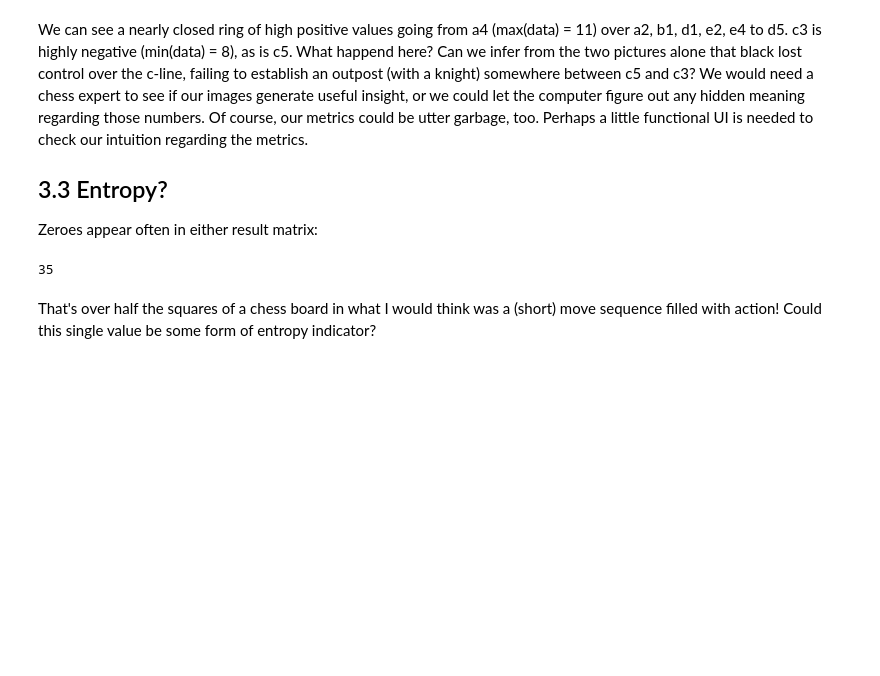
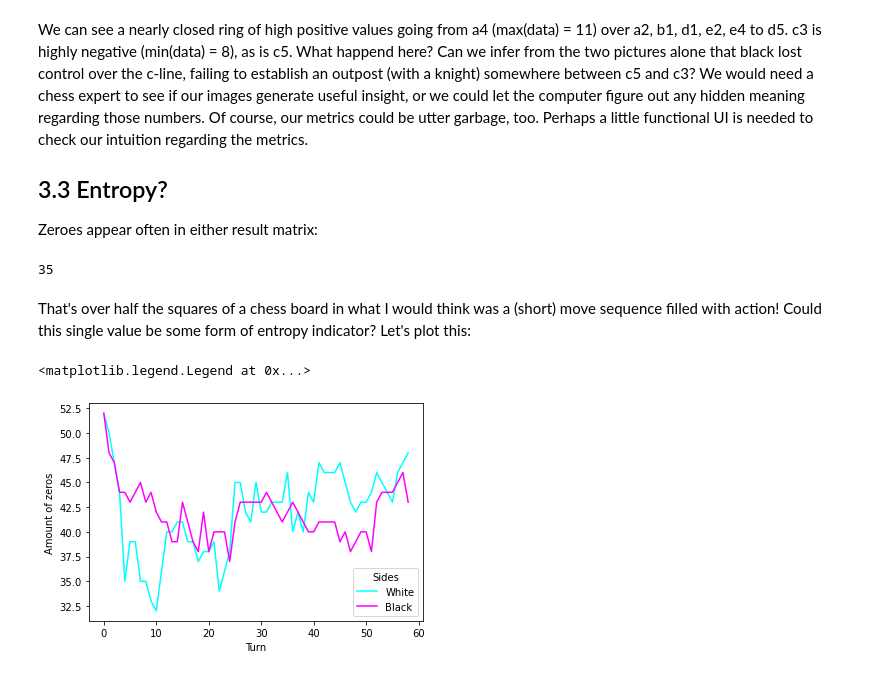
Before and after one commit to mikhas/cheviz, a Jupyter notebook: 01_data.ipynb, the cells around one changed output. Cells and saved outputs as stored; diff of their text form; code cells hidden in the pictures; blank space fills up the shorter version.

Commit message:
cheviz: Add some plotting to support the idea of an etropy metric

```diff
--- a/01_data.ipynb
+++ b/01_data.ipynb
@@ -298,4 +298,36 @@ dict(zip(unique, counts))[0]
 # %% [output]
 35
 # %% [markdown]
-That's over half the squares of a chess board in what I would think was a (short) move sequence filled with action! Could this single value be some form of entropy indicator?
+That's over half the squares of a chess board in what I would think was a (short) move sequence filled with action! Could this single value be some form of entropy indicator? Let's plot this:
+# %%
+#export
+def makeDiffReduceAnalyzer(move_list:list, square_filter:Callable)->Callable:
+    ms = makeMoveSequencer(moves_list)
+
+    def analyzer(mr:range, side:bool)->np.ndarray:
+        return diffReduce(ms(mr, side, square_filter))
+
+    return analyzer
+
+
+def zerosDiffReduce(moves_total:int, move_window_size:int, side:bool, analyzer:Callable)->list:
+    result = []
+    for i in range(0 if side else 1, moves_total, 2):
+        data = analyzer(range(i, i + move_window_size), side)
+        unique, counts = np.unique(data, return_counts=True)
+        result.append(dict(zip(unique, counts))[0])
+    return result
+# %%
+import matplotlib.pyplot as plt
+
+analyzer = makeDiffReduceAnalyzer(moves_list, core.attack)
+zeros2w = zerosDiffReduce(len(moves_list), 2, chess.WHITE, analyzer)
+zeros2b = zerosDiffReduce(len(moves_list), 2, chess.BLACK, analyzer)
+
+plt.xlabel("Turn")
+plt.ylabel("Amount of zeros")
+plt.plot(zeros2w, 'cyan', zeros2b, 'magenta')
+plt.legend(['White', 'Black'], title='Sides')
+# %% [output]
+<matplotlib.legend.Legend at 0x...>
+[figure, added]
```
Also changed, not shown: parts of 3 cells of this notebook, 3 other files.
